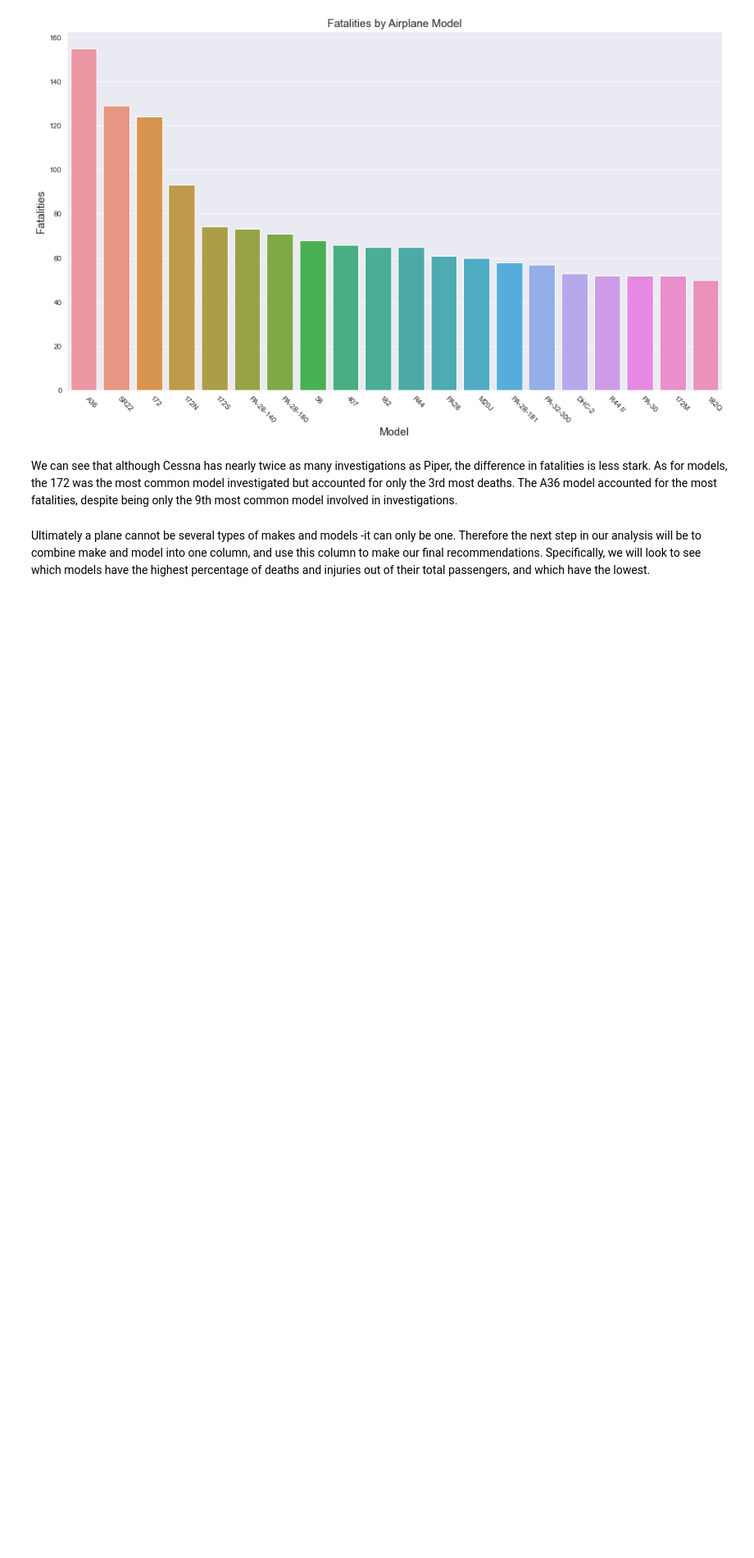
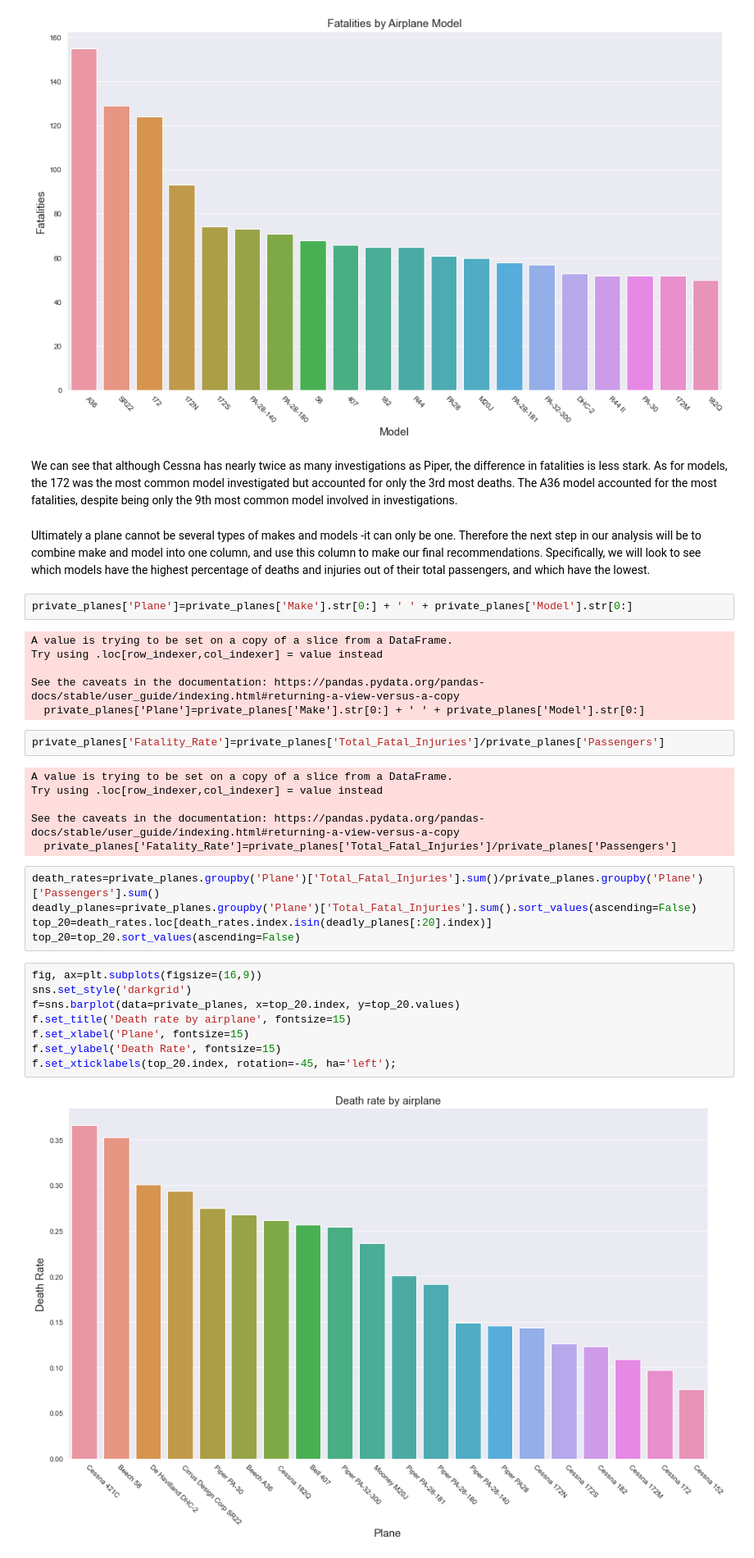
Before and after one commit to jtjohn172/Aviation-Data-Analysis-Project, a Jupyter notebook: notebooks/private-planes.ipynb, the cells around one changed output. Shown at 82% size. Cells and saved outputs as stored; diff of their text form; blank space fills up the shorter version.

Commit message:
Added columns "Plane" and "Fatality Rate"

```diff
--- a/notebooks/private-planes.ipynb
+++ b/notebooks/private-planes.ipynb
@@ -191,3 +191,34 @@ f.set_xticklabels(fatalities.index[:20], rotation=-45, ha='left');
 We can see that although Cessna has nearly twice as many investigations as Piper, the difference in fatalities is less stark. As for models, the 172 was the most common model investigated but accounted for only the 3rd most deaths. The A36 model accounted for the most fatalities, despite being only the 9th most common model involved in investigations.
 # %% [markdown]
 Ultimately a plane cannot be several types of makes and models -it can only be one. Therefore the next step in our analysis will be to combine make and model into one column, and use this column to make our final recommendations. Specifically, we will look to see which models have the highest percentage of deaths and injuries out of their total passengers, and which have the lowest.
+# %%
+private_planes['Plane']=private_planes['Make'].str[0:] + ' ' + private_planes['Model'].str[0:]
+# %% [output]
+A value is trying to be set on a copy of a slice from a DataFrame.
+Try using .loc[row_indexer,col_indexer] = value instead
+
+See the caveats in the documentation: https://pandas.pydata.org/pandas-docs/stable/user_guide/indexing.html#returning-a-view-versus-a-copy
+  private_planes['Plane']=private_planes['Make'].str[0:] + ' ' + private_planes['Model'].str[0:]
+# %%
+private_planes['Fatality_Rate']=private_planes['Total_Fatal_Injuries']/private_planes['Passengers']
+# %% [output]
+A value is trying to be set on a copy of a slice from a DataFrame.
+Try using .loc[row_indexer,col_indexer] = value instead
+
+See the caveats in the documentation: https://pandas.pydata.org/pandas-docs/stable/user_guide/indexing.html#returning-a-view-versus-a-copy
+  private_planes['Fatality_Rate']=private_planes['Total_Fatal_Injuries']/private_planes['Passengers']
+# %%
+death_rates=private_planes.groupby('Plane')['Total_Fatal_Injuries'].sum()/private_planes.groupby('Plane')['Passengers'].sum()
+deadly_planes=private_planes.groupby('Plane')['Total_Fatal_Injuries'].sum().sort_values(ascending=False)
+top_20=death_rates.loc[death_rates.index.isin(deadly_planes[:20].index)]
+top_20=top_20.sort_values(ascending=False)
+# %%
+fig, ax=plt.subplots(figsize=(16,9))
+sns.set_style('darkgrid')
+f=sns.barplot(data=private_planes, x=top_20.index, y=top_20.values)
+f.set_title('Death rate by airplane', fontsize=15)
+f.set_xlabel('Plane', fontsize=15)
+f.set_ylabel('Death Rate', fontsize=15)
+f.set_xticklabels(top_20.index, rotation=-45, ha='left');
+# %% [output]
+[figure, added]
```
